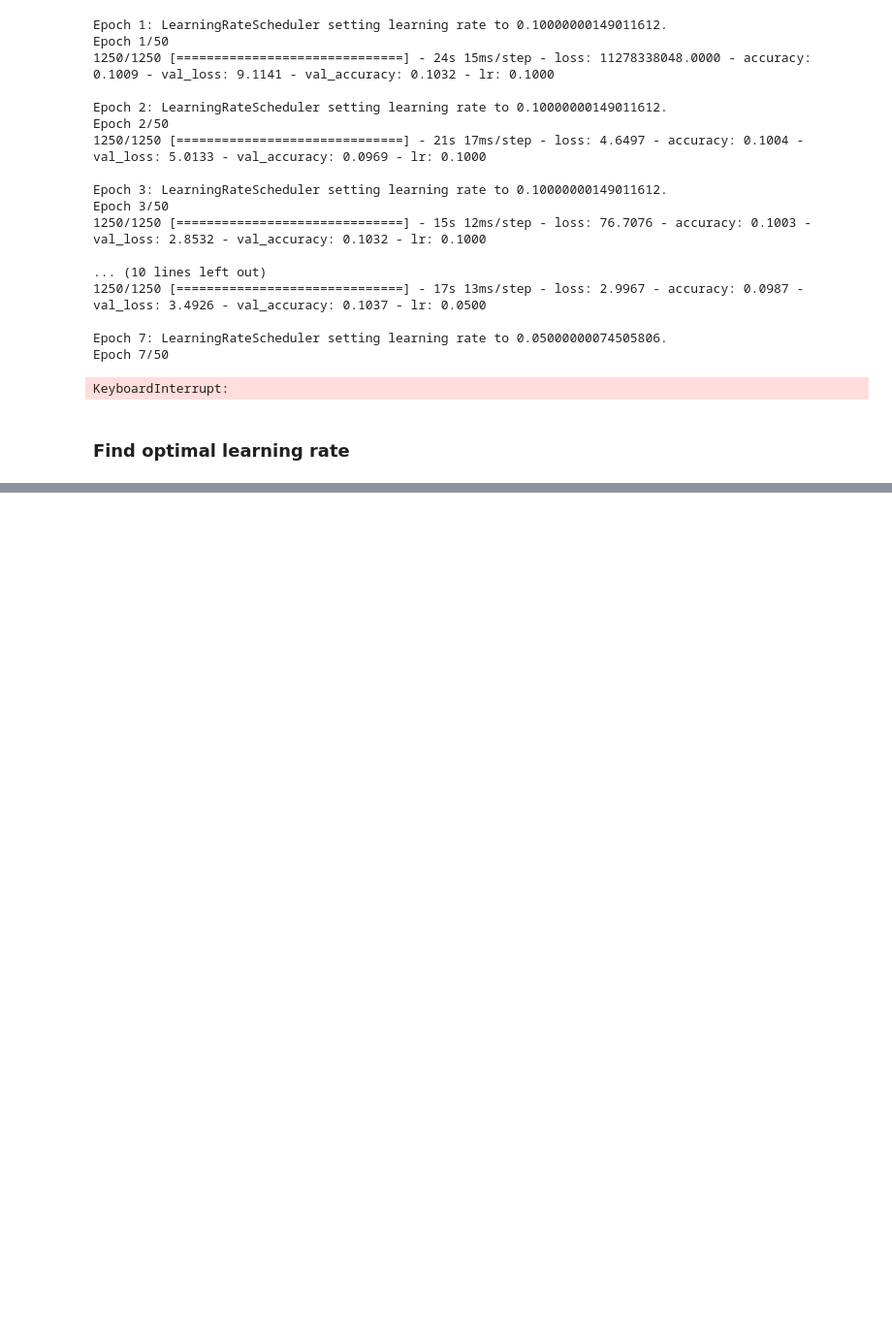
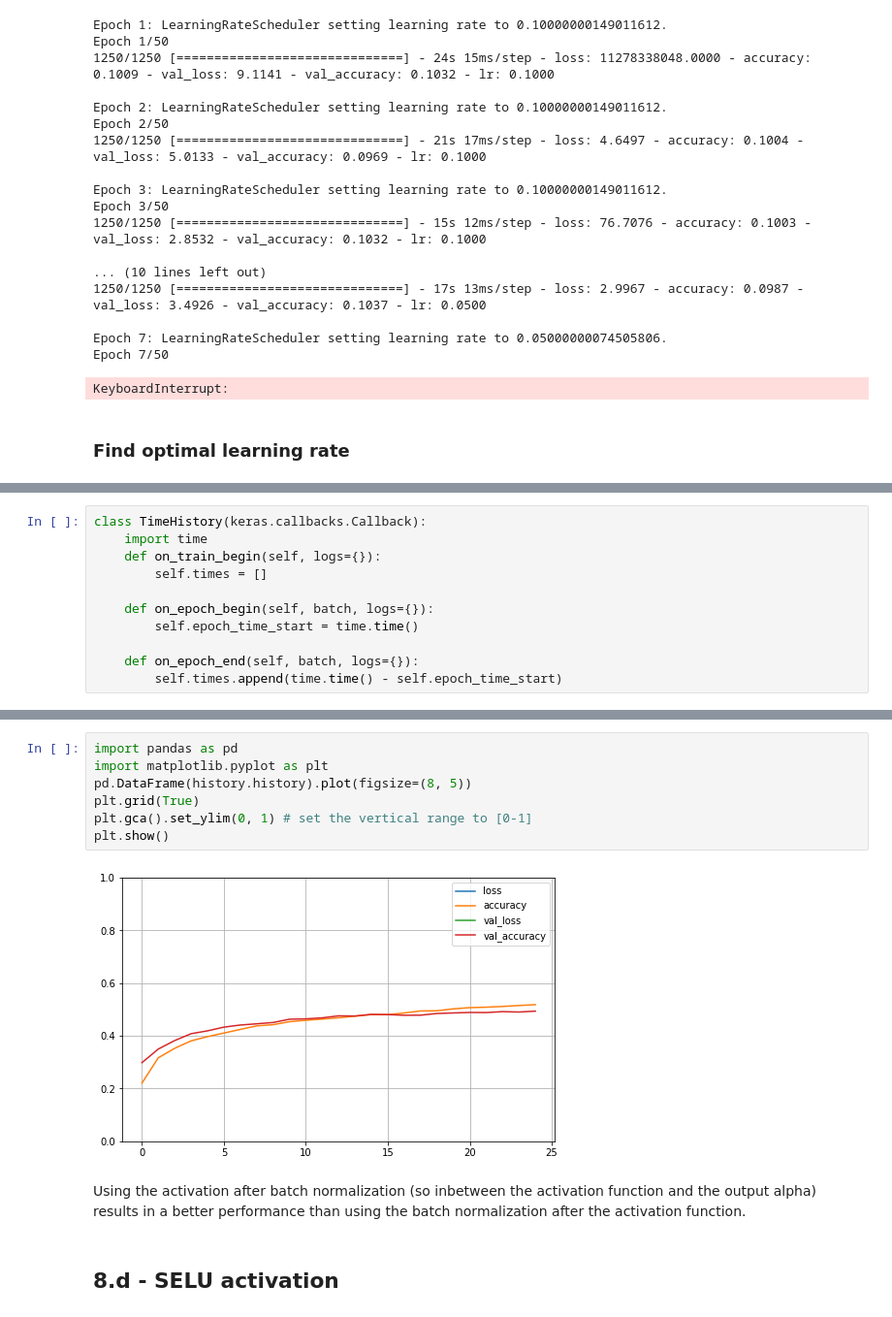
Before and after one commit to NathanZorndorf/oreilly-hands-on-machine-learning, a Jupyter notebook: chapter-11-exercises-CIFAR10-classification.ipynb, the cells around one changed output, grey strips where cells are left out. Shown at 97% size. Drawn from its saved outputs; the diff is of its cells as text; blank space fills up the shorter version.

```diff
--- a/chapter-11-exercises-CIFAR10-classification.ipynb
+++ b/chapter-11-exercises-CIFAR10-classification.ipynb
@@ -320,0 +396,11 @@ history = model.fit(
+# %%
+class TimeHistory(keras.callbacks.Callback):
+    import time
+    def on_train_begin(self, logs={}):
+        self.times = []
+
+    def on_epoch_begin(self, batch, logs={}):
+        self.epoch_time_start = time.time()
+
+    def on_epoch_end(self, batch, logs={}):
+        self.times.append(time.time() - self.epoch_time_start)
@@ -320,0 +535,13 @@ history = model.fit(
+# %%
+import pandas as pd
+import matplotlib.pyplot as plt
+pd.DataFrame(history.history).plot(figsize=(8, 5))
+plt.grid(True)
+plt.gca().set_ylim(0, 1) # set the vertical range to [0-1]
+plt.show()
+# %% [output]
+[figure, added]
+# %% [markdown]
+Using the activation after batch normalization (so inbetween the activation function and the output alpha) results in a better performance than using the batch normalization after the activation function.
+# %% [markdown]
+## 8.d - SELU activation
```
Also changed, not shown: parts of 60 cells of this notebook.
